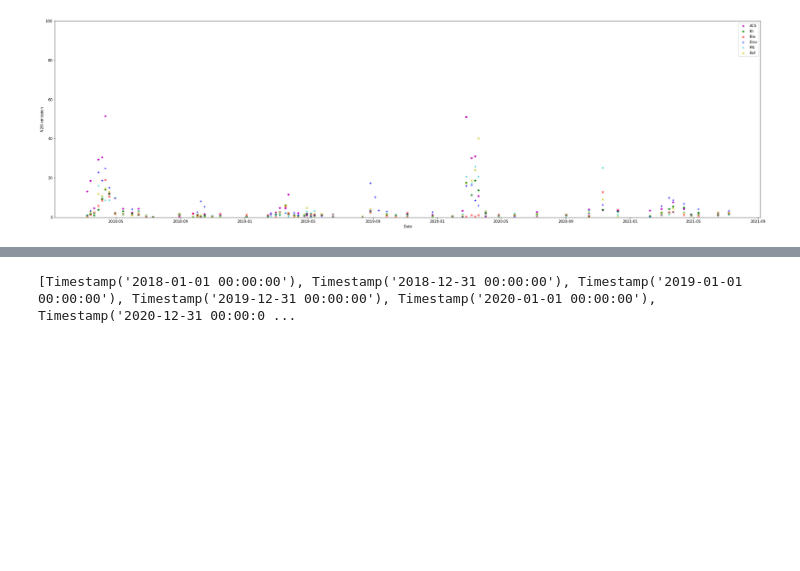
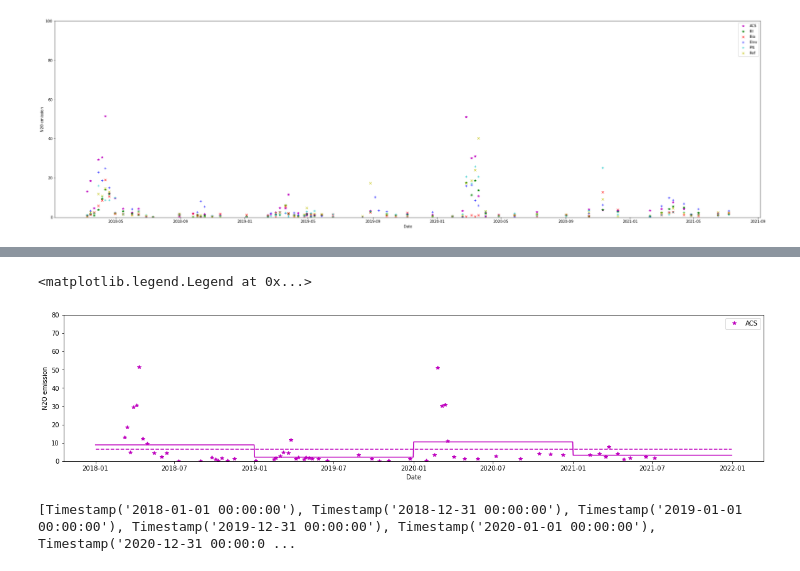
Before and after one commit to drylse/fil_rouge, a Jupyter notebook: analyse_pic_v6.ipynb, the cells around one changed output, grey strips where cells are left out. Drawn from its saved outputs; the diff is of its cells as text; code cells hidden in the pictures; blank space fills up the shorter version.

```diff
--- a/analyse_pic_v6.ipynb
+++ b/analyse_pic_v6.ipynb
@@ -70,7 +44,7 @@ data_new=data
 #         list.append(i)
 # print(list)
 # %%
-for i in range(2871):
-    data_new.iloc[i,1]=str(data_new.iloc[i,1])
-    data_new.iloc[i,1]=pd.Timestamp(data_new.iloc[i,1])
-pd.DataFrame(data=data_new)
+# for i in range(2871):
+#     data_new.iloc[i,1]=str(data_new.iloc[i,1])              # C'est déjà un datetime pourquoi faire cette manip ?
+#     data_new.iloc[i,1]=pd.Timestamp(data_new.iloc[i,1])
+# pd.DataFrame(data=data_new)                                  # Déjà un dataframe
@@ -110,3 +57,3 @@ pd.DataFrame(data=data_new3)
 # %%
-data_new4=data_new3.reset_index()
-pd.DataFrame(data=data_new4)
+# data_new4=data.reset_index(drop = True)                         # On va pas avoir besoin des indexs
+# pd.DataFrame(data=data_new4)
@@ -222,5 +139,5 @@ pd.DataFrame(data=data_new4_bybandeyear_count)
 # %%
-data_new4_bybande_mean=data_new4.groupby(['Bande']).mean()
-data_new4_bybande_mean=data_new4_bybande_mean["N2O gN.ha-1.j-1"]
-pd.DataFrame(data=data_new4_bybande_mean)
+# data_new4_bybande_mean=data_new4.groupby(['Bande']).mean()
+# data_new4_bybande_mean=data_new4_bybande_mean["N2O gN.ha-1.j-1"]
+# pd.DataFrame(data=data_new4_bybande_mean)
 # print(data_new4_bybande_mean['ACS'])
@@ -236,5 +144,5 @@ pd.DataFrame(data=data_new4_bybande_mean)
 # %%
-data_new4_bybandeyear_mean=data_new4.groupby(['Bande', 'Year']).mean()
-data_new4_bybandeyear_mean=data_new4_bybandeyear_mean["N2O gN.ha-1.j-1"]
-pd.DataFrame(data=data_new4_bybandeyear_mean)
+# data_new4_bybandeyear_mean=data_new4.groupby(['Bande', 'Year']).mean()
+# data_new4_bybandeyear_mean=data_new4_bybandeyear_mean["N2O gN.ha-1.j-1"]
+# pd.DataFrame(data=data_new4_bybandeyear_mean)
 # print(data_new4_bybandeyear_mean['ACS',2018])
@@ -332,0 +289,21 @@ fig.savefig('allbands.jpg')
+# %%
+x_m2sd=[]
+y_m2sd_y=[]
+y_m2sd=[]
+for i in ["2018-01-01", "2018-12-31", "2019-01-01", "2019-12-31", "2020-01-01", "2020-12-31", "2021-01-01", "2021-12-31"]:
+    x_m2sd.append(pd.Timestamp(i))
+y_m2sd_y=[data_new4_bybandeyear_mean['ACS',2018], data_new4_bybandeyear_mean['ACS',2018], data_new4_bybandeyear_mean['ACS',2019],
+           data_new4_bybandeyear_mean['ACS',2019],  data_new4_bybandeyear_mean['ACS',2020], data_new4_bybandeyear_mean['ACS',2020],
+           data_new4_bybandeyear_mean['ACS',2021],  data_new4_bybandeyear_mean['ACS',2021]]
+y_m2sd=[data_new4_bybande_mean['ACS']]*8
+print(x_m2sd, y_m2sd)
+peakperband=plt.figure(figsize=(20, 30))
+plt.subplot(6,1,1)
+plt.ylim([0, 80])
+plt.ylabel('N2O emission')
+plt.xlabel('Date')
+plt.plot(x_acs, y_acs, 'mo', marker="*")
+plt.plot(x_m2sd, y_m2sd_y, 'm-')
+plt.plot(x_m2sd, y_m2sd, 'm--')
+plt.legend(["ACS"])
+# %% [output]
@@ -333,3 +311,5 @@ fig.savefig('allbands.jpg')
+<matplotlib.legend.Legend at 0x...>
+[figure, added]
 # %%
 # utiliser les moyennes au lieu des moyennes +2SD
 x_m2sd=[]
```
Also changed, not shown: parts of 34 cells of this notebook, 3 other files.
